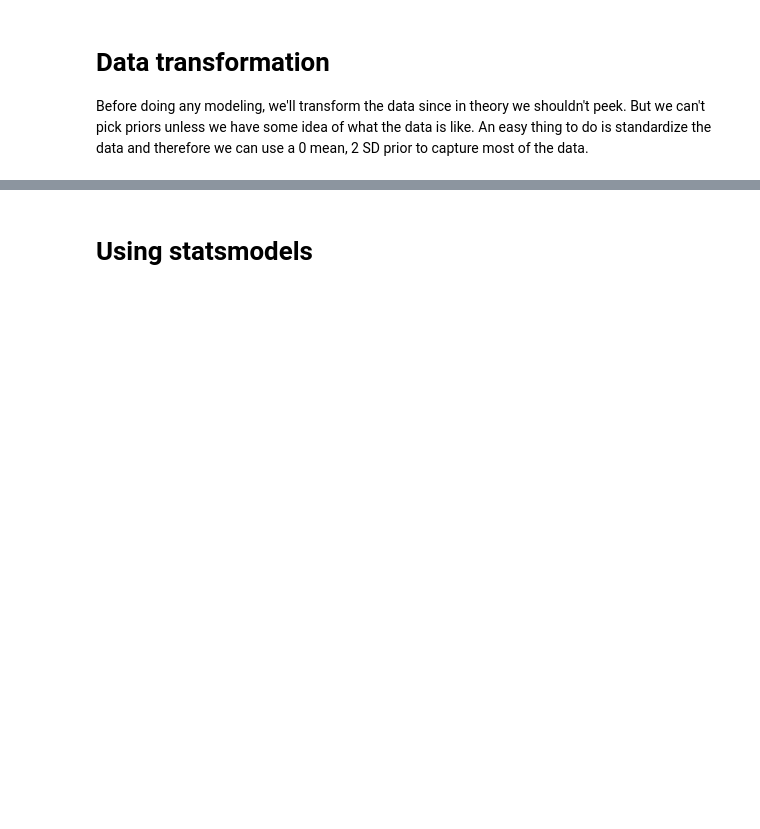
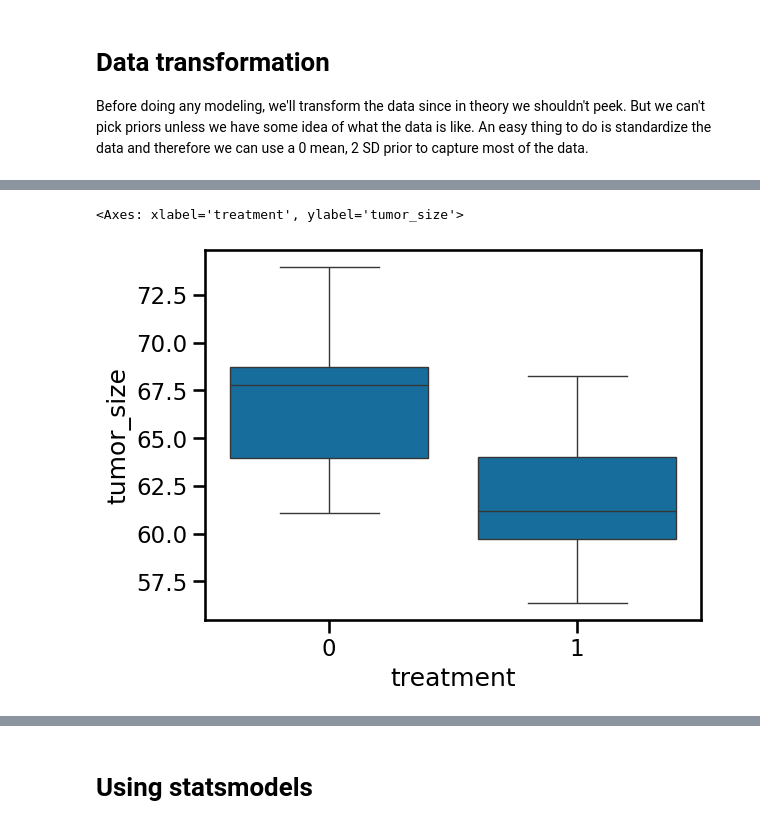
Before and after one commit to benslack19/benslack19.github.io, a Jupyter notebook: _posts_drafts/2024-05-19-time-series-with-mixed-effects.ipynb, the cells around one changed output, grey strips where cells are left out. Drawn from its saved outputs; the diff is of its cells as text; code cells hidden in the pictures; blank space fills up the shorter version.

```diff
--- a/_posts_drafts/2024-05-19-time-series-with-mixed-effects.ipynb
+++ b/_posts_drafts/2024-05-19-time-series-with-mixed-effects.ipynb
@@ -140,0 +196,9 @@ sns.relplot(
+# %%
+sns.boxplot(
+    data=df_data,
+    x="treatment",
+    y="tumor_size",
+)
+# %% [output]
+<Axes: xlabel='treatment', ylabel='tumor_size'>
+[figure, added]
```
Also changed, not shown: parts of 27 cells of this notebook.
